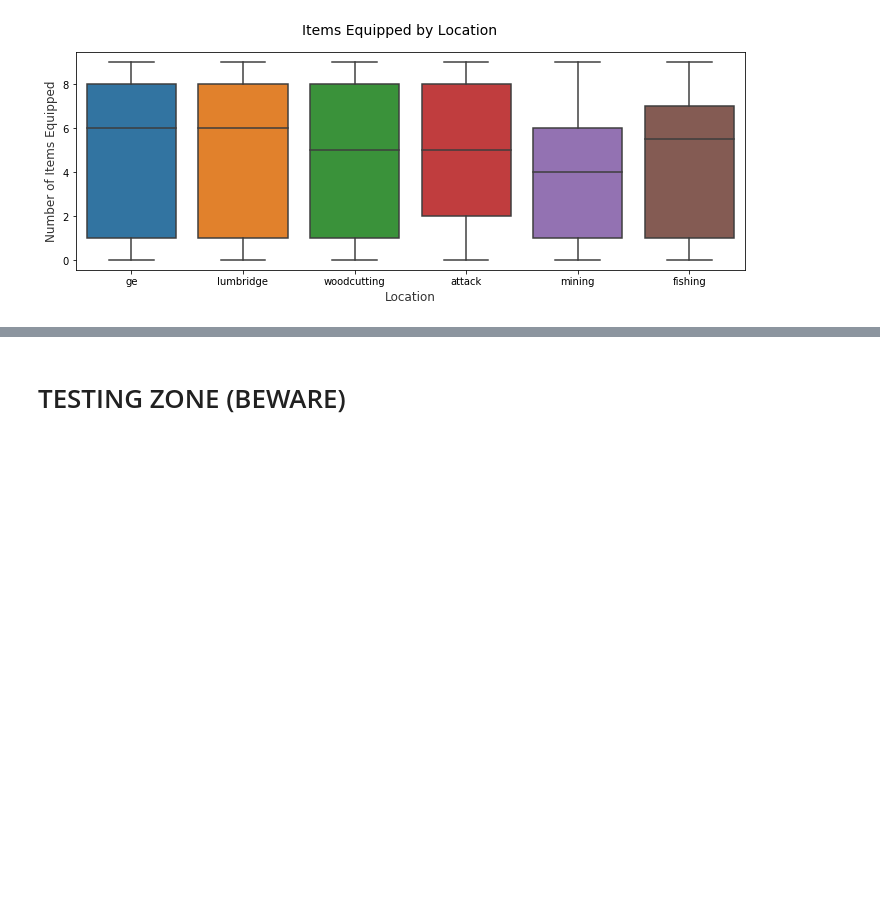
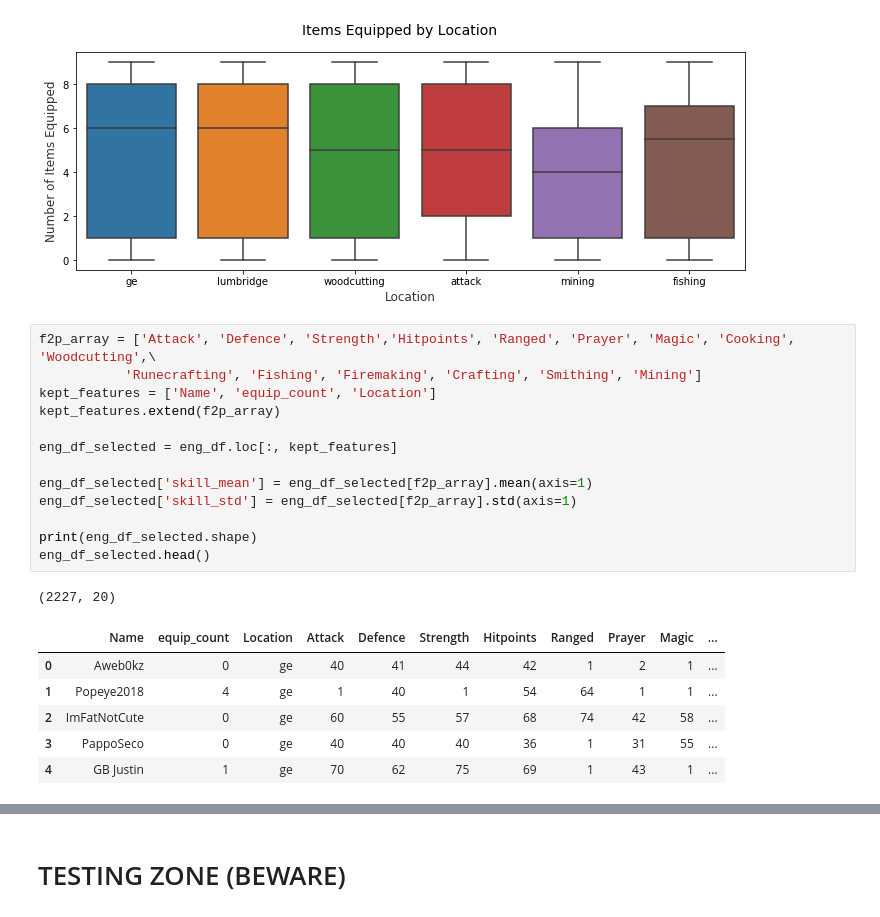
Before and after one commit to chriskok/BotClassification-OSRS, a Jupyter notebook: EDA.ipynb, the cells around one changed output, grey strips where cells are left out. Cells and saved outputs as stored; diff of their text form; blank space fills up the shorter version.

```diff
--- a/EDA.ipynb
+++ b/EDA.ipynb
@@ -258,3 +258,24 @@ ax.set_ylabel("Number of Items Equipped",size = 12,alpha=0.8)
 # %% [output]
 Text(0, 0.5, 'Number of Items Equipped')
 [figure]
+# %%
+f2p_array = ['Attack', 'Defence', 'Strength','Hitpoints', 'Ranged', 'Prayer', 'Magic', 'Cooking', 'Woodcutting',\
+           'Runecrafting', 'Fishing', 'Firemaking', 'Crafting', 'Smithing', 'Mining']
+kept_features = ['Name', 'equip_count', 'Location']
+kept_features.extend(f2p_array)
+
+eng_df_selected = eng_df.loc[:, kept_features]
+
+eng_df_selected['skill_mean'] = eng_df_selected[f2p_array].mean(axis=1)
+eng_df_selected['skill_std'] = eng_df_selected[f2p_array].std(axis=1)
+
+print(eng_df_selected.shape)
+eng_df_selected.head()
+# %% [output]
+(2227, 20)
+|  | Name | equip_count | Location | Attack | Defence | Strength | Hitpoints | Ranged | Prayer | Magic | ... |
+| 0 | Aweb0kz | 0 | ge | 40 | 41 | 44 | 42 | 1 | 2 | 1 | ... |
+| 1 | Popeye2018 | 4 | ge | 1 | 40 | 1 | 54 | 64 | 1 | 1 | ... |
+| 2 | ImFatNotCute | 0 | ge | 60 | 55 | 57 | 68 | 74 | 42 | 58 | ... |
+| 3 | PappoSeco | 0 | ge | 40 | 40 | 40 | 36 | 1 | 31 | 55 | ... |
+| 4 | GB Justin | 1 | ge | 70 | 62 | 75 | 69 | 1 | 43 | 1 | ... |
```
Also changed, not shown: parts of 1 cell of this notebook.
